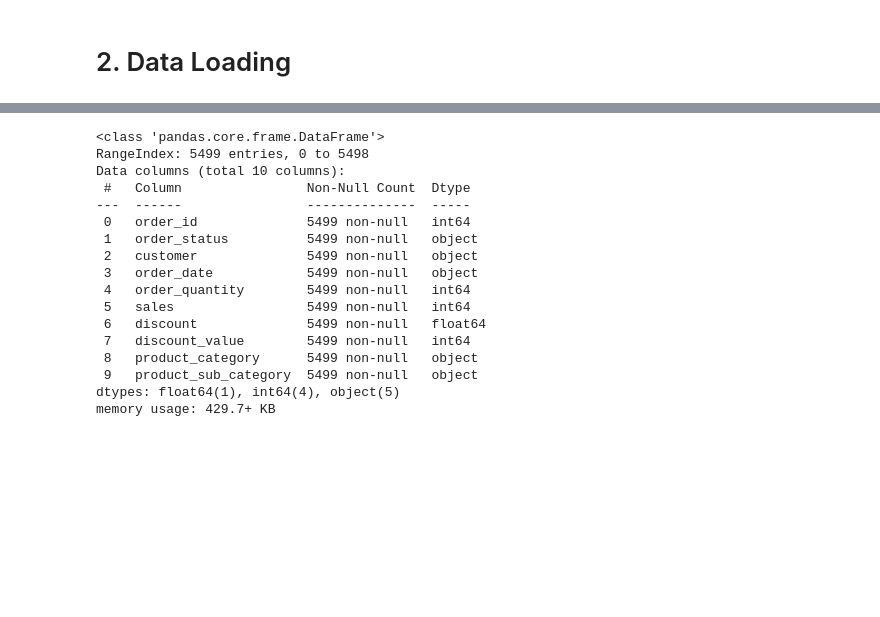
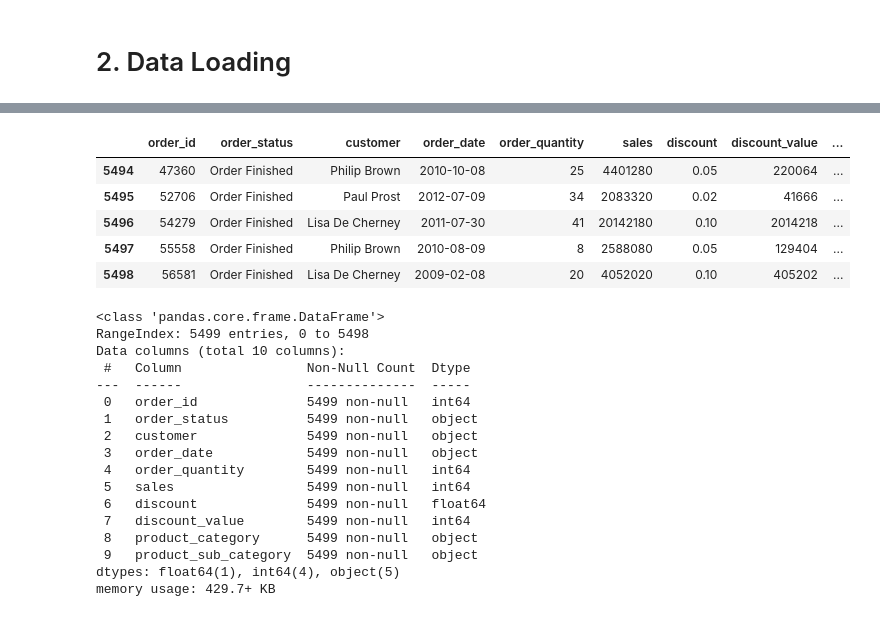
Before and after one commit to yudish8/DQLAB-Sales-Performance-Exploration-Data-Analysis, a Jupyter notebook: h8dsft_Milestone1_yudis_aditya.ipynb, the cells around one changed output, grey strips where cells are left out. Drawn from its saved outputs; the diff is of its cells as text; code cells hidden in the pictures; blank space fills up the shorter version.

```diff
--- a/h8dsft_Milestone1_yudis_aditya.ipynb
+++ b/h8dsft_Milestone1_yudis_aditya.ipynb
@@ -70,3 +61,13 @@ df['customer'].nunique()
+# %%
+# get 5 data from bottom df
+df.tail()
+# %% [output]
+|  | order_id | order_status | customer | order_date | order_quantity | sales | discount | discount_value | ... |
+| 5494 | 47360 | Order Finished | Philip Brown | 2010-10-08 | 25 | 4401280 | 0.05 | 220064 | ... |
+| 5495 | 52706 | Order Finished | Paul Prost | 2012-07-09 | 34 | 2083320 | 0.02 | 41666 | ... |
+| 5496 | 54279 | Order Finished | Lisa De Cherney | 2011-07-30 | 41 | 20142180 | 0.10 | 2014218 | ... |
+| 5497 | 55558 | Order Finished | Philip Brown | 2010-08-09 | 8 | 2588080 | 0.05 | 129404 | ... |
+| 5498 | 56581 | Order Finished | Lisa De Cherney | 2009-02-08 | 20 | 4052020 | 0.10 | 405202 | ... |
 # %%
 # get information about every coulm name, missing value, data type, and total row
 df.info()
```
Also changed, not shown: parts of 58 cells of this notebook, 1 other file.
